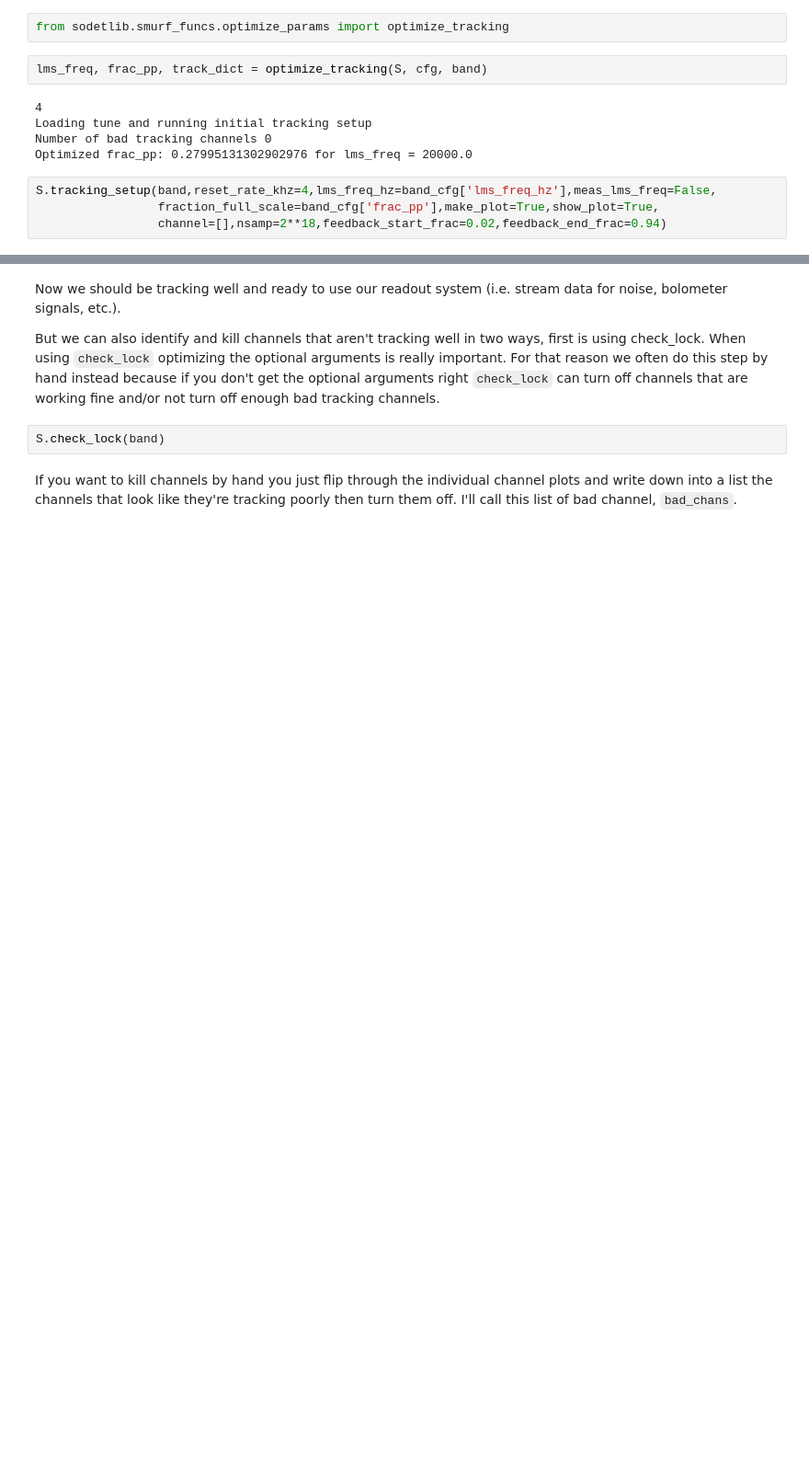
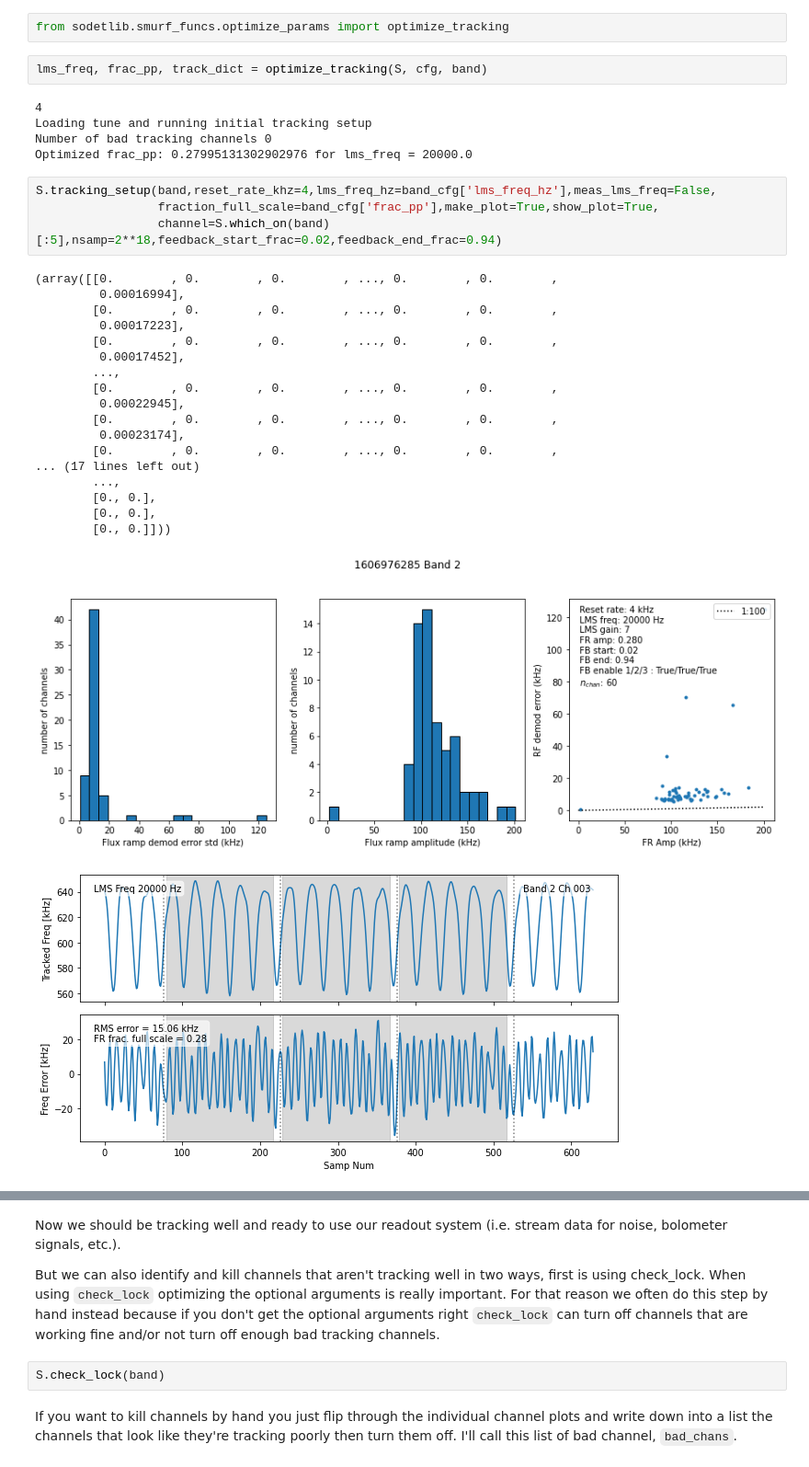
Before and after one commit to simonsobs/smurf_tutorials, a Jupyter notebook: 2_Tuning.ipynb, the cells around one changed output, grey strips where cells are left out. Shown at 92% size. Saved outputs shown, nothing was run; the diff lists cells and outputs as text; blank space fills up the shorter version.

```diff
--- a/2_Tuning.ipynb
+++ b/2_Tuning.ipynb
@@ -368,4 +384,24 @@ Optimized frac_pp: 0.27995131302902976 for lms_freq = 20000.0
 # %%
 S.tracking_setup(band,reset_rate_khz=4,lms_freq_hz=band_cfg['lms_freq_hz'],meas_lms_freq=False,
                  fraction_full_scale=band_cfg['frac_pp'],make_plot=True,show_plot=True,
-                 channel=[],nsamp=2**18,feedback_start_frac=0.02,feedback_end_frac=0.94)
+                 channel=S.which_on(band)[:5],nsamp=2**18,feedback_start_frac=0.02,feedback_end_frac=0.94)
+# %% [output]
+(array([[0.        , 0.        , 0.        , ..., 0.        , 0.        ,
+         0.00016994],
+        [0.        , 0.        , 0.        , ..., 0.        , 0.        ,
+         0.00017223],
+        [0.        , 0.        , 0.        , ..., 0.        , 0.        ,
+         0.00017452],
+        ...,
+        [0.        , 0.        , 0.        , ..., 0.        , 0.        ,
+         0.00022945],
+        [0.        , 0.        , 0.        , ..., 0.        , 0.        ,
+         0.00023174],
+        [0.        , 0.        , 0.        , ..., 0.        , 0.        ,
+... (17 lines left out)
+        ...,
+        [0., 0.],
+        [0., 0.],
+        [0., 0.]]))
+[figure, added]
+[figure, added]
```
Also changed, not shown: parts of 7 cells of this notebook, 2 other files.
